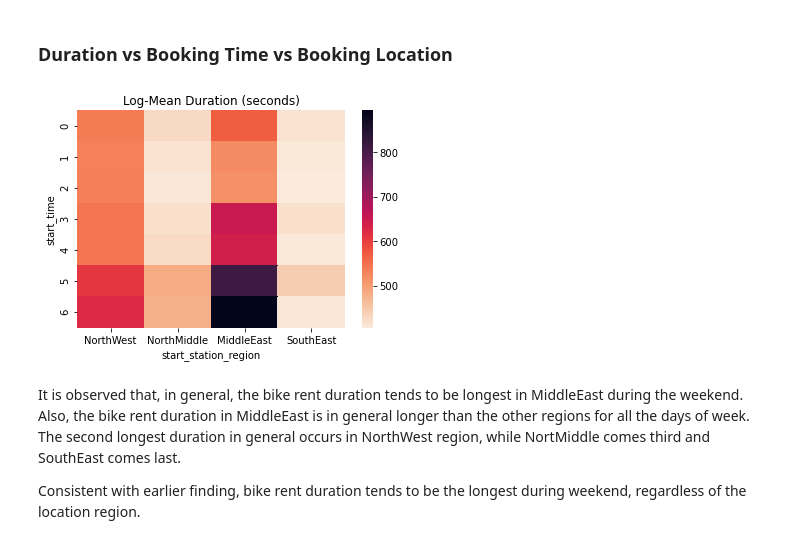
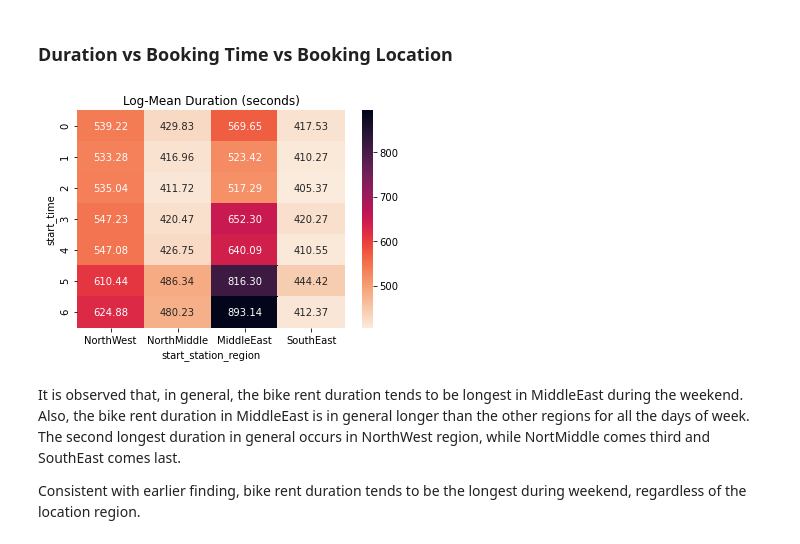
Before and after one commit to fletchersarip93/ford-gobike-data-analysis, a Jupyter notebook: exploration_ford_gobike.ipynb, the cells around one changed output. Cells and saved outputs as stored; diff of their text form; code cells hidden in the pictures.

```diff
--- a/exploration_ford_gobike.ipynb
+++ b/exploration_ford_gobike.ipynb
@@ -1131,10 +1152,10 @@ Obsevations:
 ### Duration vs Booking Time vs Booking Location
 # %%
 h = pd.pivot((10**df.groupby(['start_station_region', df.start_time.dt.dayofweek]).duration_sec_log.mean()).reset_index(), index='start_time', columns='start_station_region', values='duration_sec_log')
-sb.heatmap(h, cmap=sb.color_palette("rocket_r", as_cmap=True));
+sb.heatmap(h, cmap=sb.color_palette("rocket_r", as_cmap=True), annot=True, fmt='.2f');
 plt.title('Log-Mean Duration (seconds)');
 # %% [output]
-[figure, old version]
+[figure, new version]
 # %% [markdown]
 It is observed that, in general, the bike rent duration tends to be longest in MiddleEast during the weekend. Also, the bike rent duration in MiddleEast is in general longer than the other regions for all the days of week. The second longest duration in general occurs in NorthWest region, while NortMiddle comes third and SouthEast comes last.
 
```
Also changed, not shown: parts of 12 cells of this notebook.
